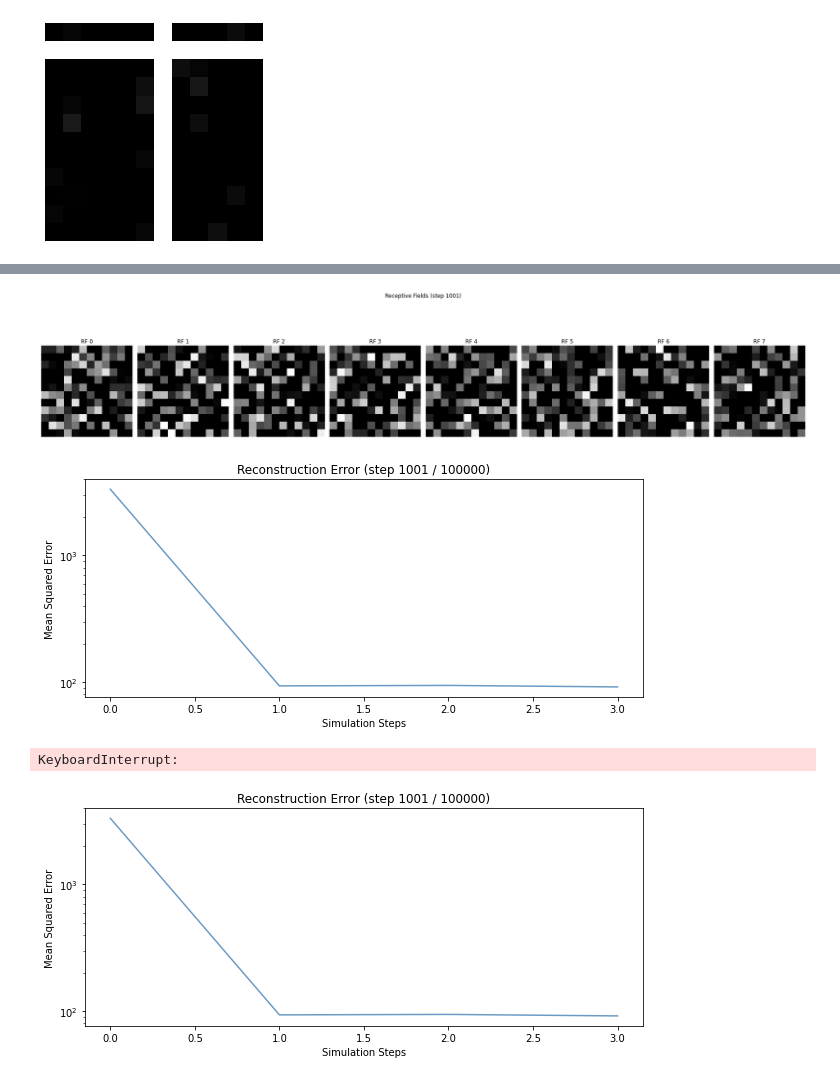
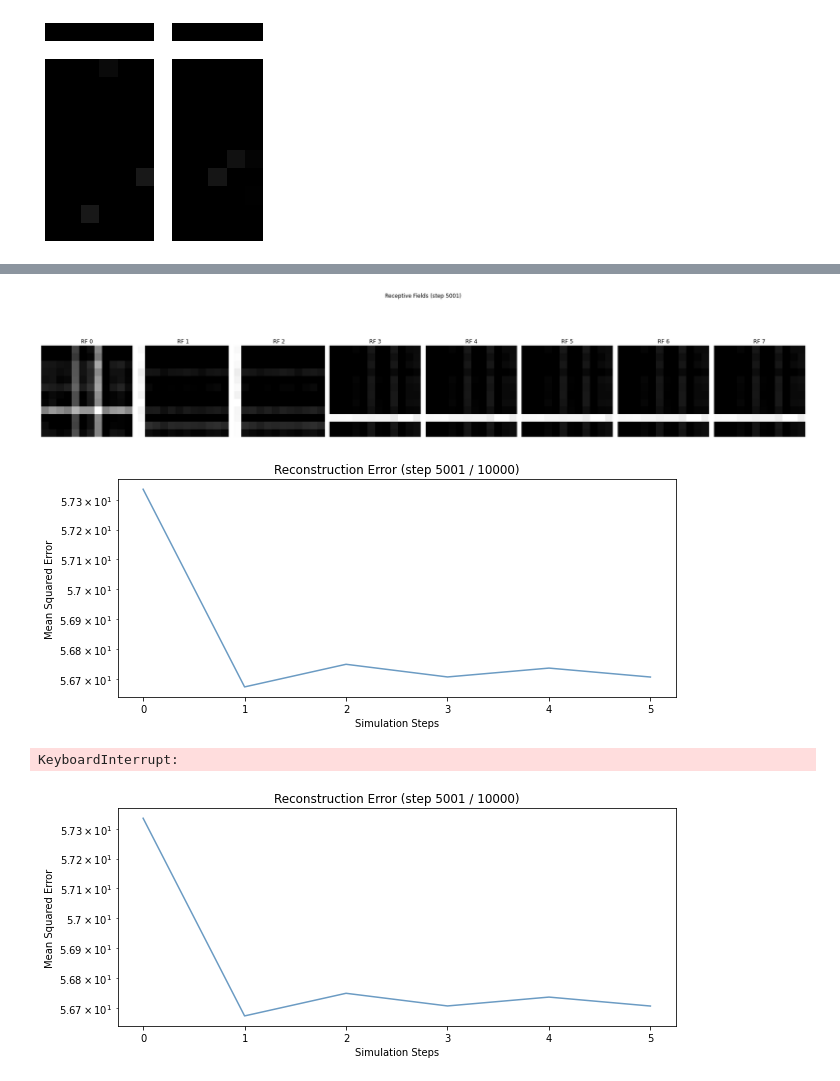
Before and after one commit to henri-edinb/predictive_learning, a Jupyter notebook: crossbar_non_gaussian.ipynb, the cells around one changed output, grey strips where cells are left out. Saved outputs shown, nothing was run; the diff lists cells and outputs as text; code cells hidden in the pictures.

```diff
--- a/crossbar_non_gaussian.ipynb
+++ b/crossbar_non_gaussian.ipynb
@@ -22,7 +22,7 @@ plt.axis('off')
 [figure]
 # %%
 #select hyperparameters for the simulation
-num_steps = 100000
+num_steps = 10000
 
 #create a linear network with 50 units and change the w_rule rule accordingly (hebbian, bcm_abs, perceptron)
 network_params = LateralInhibitoryLayer.default_hparams(vg.get_shape())
@@ -40,6 +40,8 @@ network_params['m_init'] = 'random'
 network_params['m_lr'] = 0.001
 network_params['num_steps'] = 500
 network_params['step'] = 0.01
+network_params['normalize_w_weights'] = True
+network_params['normalize_p_weights'] = True
 #network_params['normalize_w_weights'] = True
 
 network = LateralInhibitoryLayer(network_params)
@@ -158,6 +158,6 @@ KeyboardInterrupt:
 # %%
 #select hyperparameters for the simulation
-num_steps = 100000
+num_steps = 10000
 
 #create a linear network with 50 units and change the w_rule rule accordingly (hebbian, bcm_abs, perceptron)
 network_params = LateralInhibitoryLayer.default_hparams(vg.get_shape())
@@ -168,14 +168,15 @@ network_params['w_update'] = 'perceptron'
 network_params['w_rectify'] = False
 network_params['w_seed'] = 42
 network_params['w_init'] = 'random'
-network_params['w_lr'] = 0.001
+network_params['w_lr'] = 0.01
 network_params['m_update'] = 'hebbian'
 network_params['m_rectify'] = False
 network_params['m_init'] = 'random'
-network_params['m_lr'] = 0.001
+network_params['m_lr'] = 0.01
 network_params['num_steps'] = 500
 network_params['step'] = 0.01
-#network_params['normalize_w_weights'] = True
+network_params['normalize_w_weights'] = True
+network_params['normalize_p_weights'] = True
 
 network = LateralInhibitoryLayer(network_params)
 #save results
@@ -211,7 +212,7 @@ for i in range(num_steps):
         mse_error_perceptron.append(np.mean(errors))
         clear_output(wait=True)
         ax.cla()
-        ax.semilogy(np.array(mse_error_hebbian), alpha=0.8, color='steelblue')
+        ax.semilogy(np.array(mse_error_perceptron), alpha=0.8, color='steelblue')
         ax.set_title(f"Reconstruction Error (step {i + 1} / {num_steps})")
         ax.set_xlabel("Simulation Steps")
         ax.set_ylabel("Mean Squared Error")
@@ -250,6 +251,11 @@ for i in range(1500):
     activity.append(network.y.copy())
 
 plt.scatter(np.array(activity)[:, 0], np.array(activity)[:, 1])
+plt.xlabel('Activity 1')
+plt.ylabel('Activity 2')
+plt.title('Neural Activity')
+plt.show()
+
 inverse_m = np.linalg.inv(network.m)
 plt.quiver(
     0, 0, inverse_m[0,0], inverse_m[1,0],                       # Starting point (0,0) and vector components (u, v)
@@ -259,36 +265,36 @@ plt.quiver(
 
 plt.quiver(
     0, 0, inverse_m[0,1], inverse_m[1,1],                       # Starting point (0,0) and vector components (u, v)
     angles='xy', scale_units='xy', scale=0.5,  # Keeps vector scaling 1:1 with plot axes
     color='crimson', width=0.012,
 )
 plt.xlim(-5, 5)
 plt.ylim(-5, 5)
 plt.show()
 
 plt.plot(distance_from_identity_perceptron)
 plt.xlabel('Iterations')
 plt.ylabel('Distance from Identity')
 plt.show()
 
 plt.plot(consistency_error_perceptron)
 plt.xlabel('Iterations')
 plt.ylabel('Consistency Error')
 plt.show()
 
 plt.plot(second_moment_estimate_perceptron)
 plt.xlabel('Iterations')
 plt.ylabel('Output distance from Identity')
 plt.show()
 
 plt.plot(mse_error_perceptron)
 plt.xlabel('Iterations')
 plt.ylabel('MSE Error')
 plt.show()
 # %% [output]
-[figure, old version]
+[figure, new version]
-[figure, old version]
+[figure, new version]
 KeyboardInterrupt:
-[figure, old version]
+[figure, new version]
 # %%
 #select hyperparameters for the simulation
```
Also changed, not shown: parts of 6 cells of this notebook, 3 other files.
